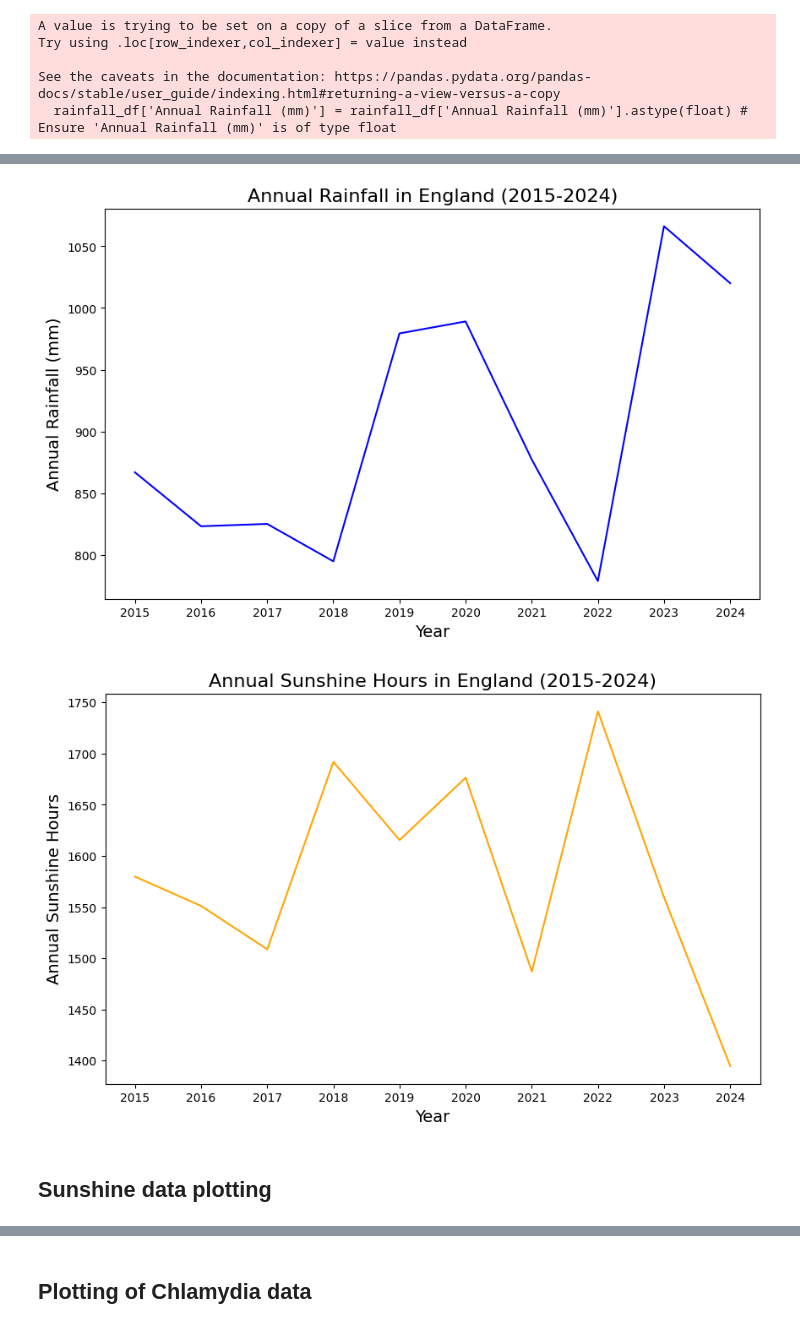
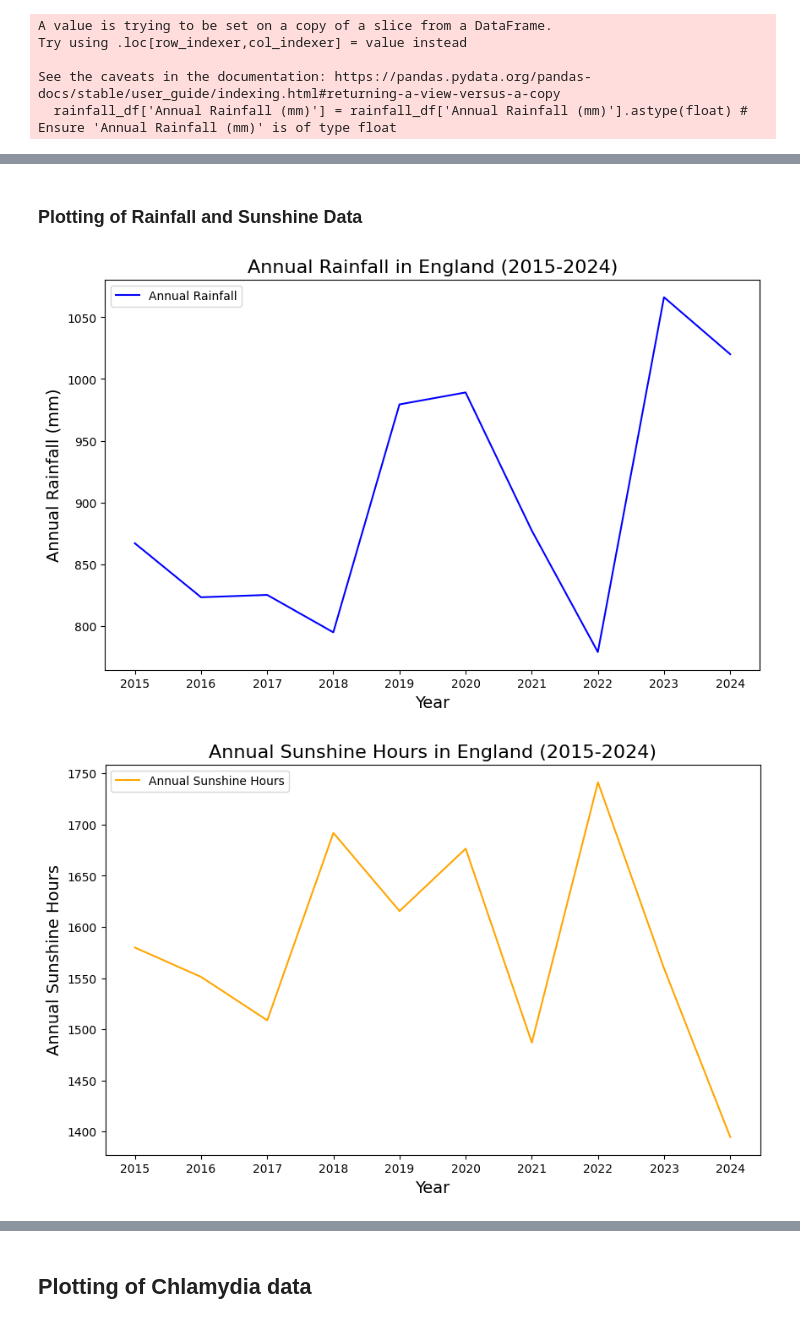
Before and after one commit to KiaraMartin/Final_Project_for_Peckham_DAZ_Introduction_to_Data_Science, a Jupyter notebook: Final_Project_V1.ipynb, the cells around one changed output, grey strips where cells are left out. Drawn from its saved outputs; the diff is of its cells as text; code cells hidden in the pictures.

Commit message:
Finalisation of plots

```diff
--- a/Final_Project_V1.ipynb
+++ b/Final_Project_V1.ipynb
@@ -707,28 +728,32 @@ See the caveats in the documentation: https://pandas.pydata.org/pandas-docs/stab
+# %% [markdown]
+### Plotting of Rainfall and Sunshine Data
 # %%
 # Replotting rainfall data to visualise trends
 
 x_rainfall = rainfall_df['Year'] # Extract the 'Year' column from the Rainfall DataFrame
 y_rainfall = rainfall_df['Annual Rainfall (mm)'] # Extract the 'Annual Rainfall (mm)' column from the Rainfall DataFrame
 fig, ax = plt.subplots(figsize=(10, 6)) # Create a figure and axis for the plot
 ax.plot(x_rainfall, y_rainfall, linestyle='-', color='blue') # Plot the rainfall data with markers and a line
 ax.set_title('Annual Rainfall in England (2015-2024)', fontsize=16) # Set the title of the plot
 ax.set_xticks(rainfall_df['Year'])
 ax.set_xlabel('Year', fontsize=14) # Set the x-axis label
 ax.set_ylabel('Annual Rainfall (mm)', fontsize=14) # Set the y-axis label
+ax.legend(['Annual Rainfall'], loc='upper left') # Add a legend to the plot for clarity
 
  # Plotting the sunshine data to visualise trends
 
 x_sunshine = sunshine_df['Year'] # Extract the 'Year' column from the Sunshine DataFrame
 y_sunshine = sunshine_df['Annual Sunshine Hours'] # Extract the 'Annual Sunshine Hours' column from the Sunshine DataFrame
 fig, ax = plt.subplots(figsize=(10, 6)) # Create a figure and axis for the plot
 ax.plot(x_sunshine, y_sunshine, linestyle='-', color='orange') # Plot the sunshine data with markers and a line
 ax.set_title('Annual Sunshine Hours in England (2015-2024)', fontsize=16) # Set the title of the plot
 ax.set_xlabel('Year', fontsize=14) # Set the x-axis label
 ax.set_ylabel('Annual Sunshine Hours', fontsize=14) # Set the y-axis label
 ax.set_xticks(sunshine_df['Year']) # Set the x-ticks to the years in the Sunshine DataFrame
+ax.legend(['Annual Sunshine Hours'], loc='upper left') # Add a legend to the plot for clarity
 
 plt.show() # Display the plot
 # %% [output]
-[figure, old version]
+[figure, new version]
-[figure, old version]
+[figure, new version]
 # %%
@@ -736,2 +760,0 @@ plt.show() # Display the plot
-# %% [markdown]
-## Sunshine data plotting
```
Also changed, not shown: parts of 18 cells of this notebook, 1 other file.
